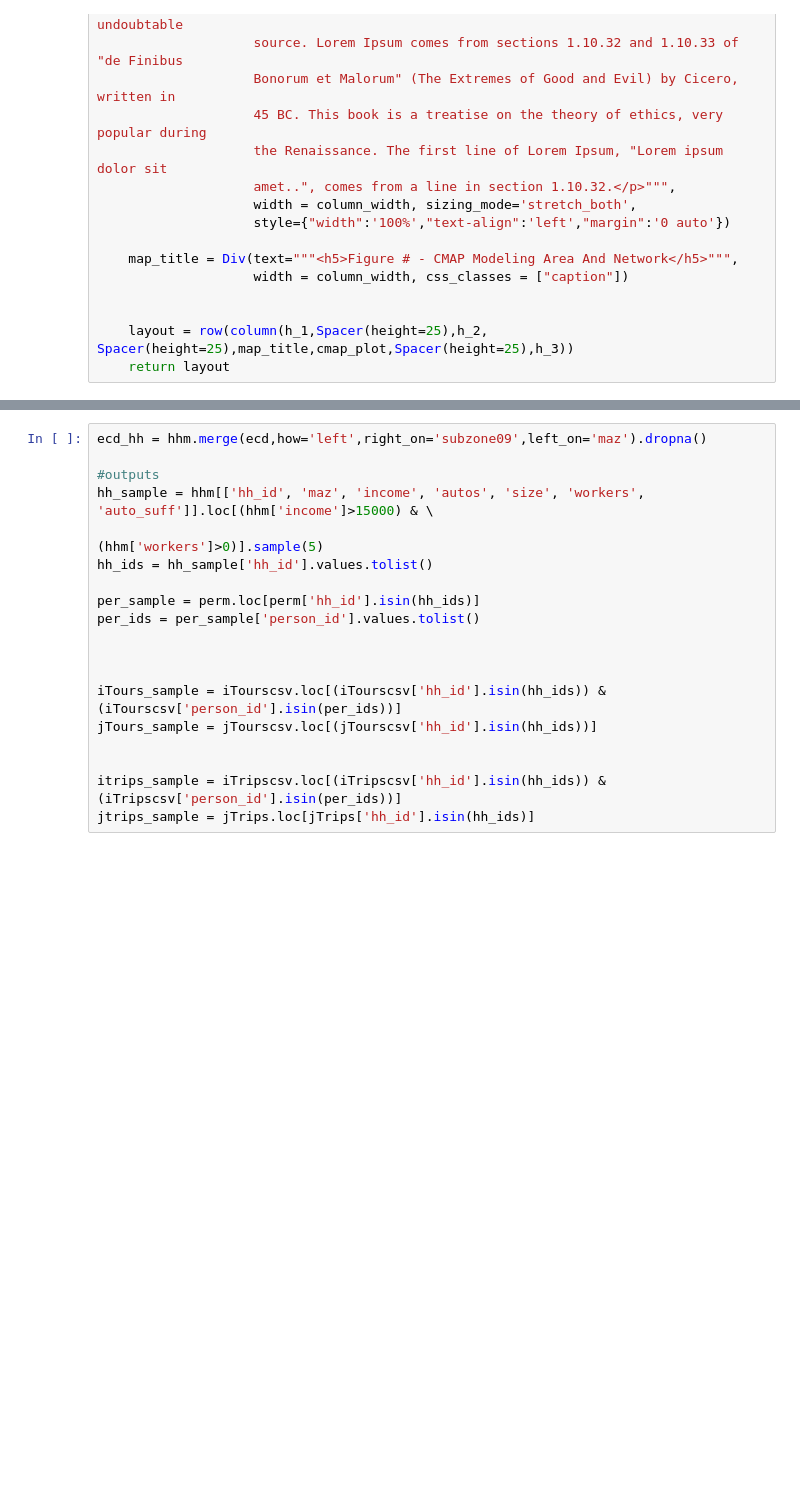
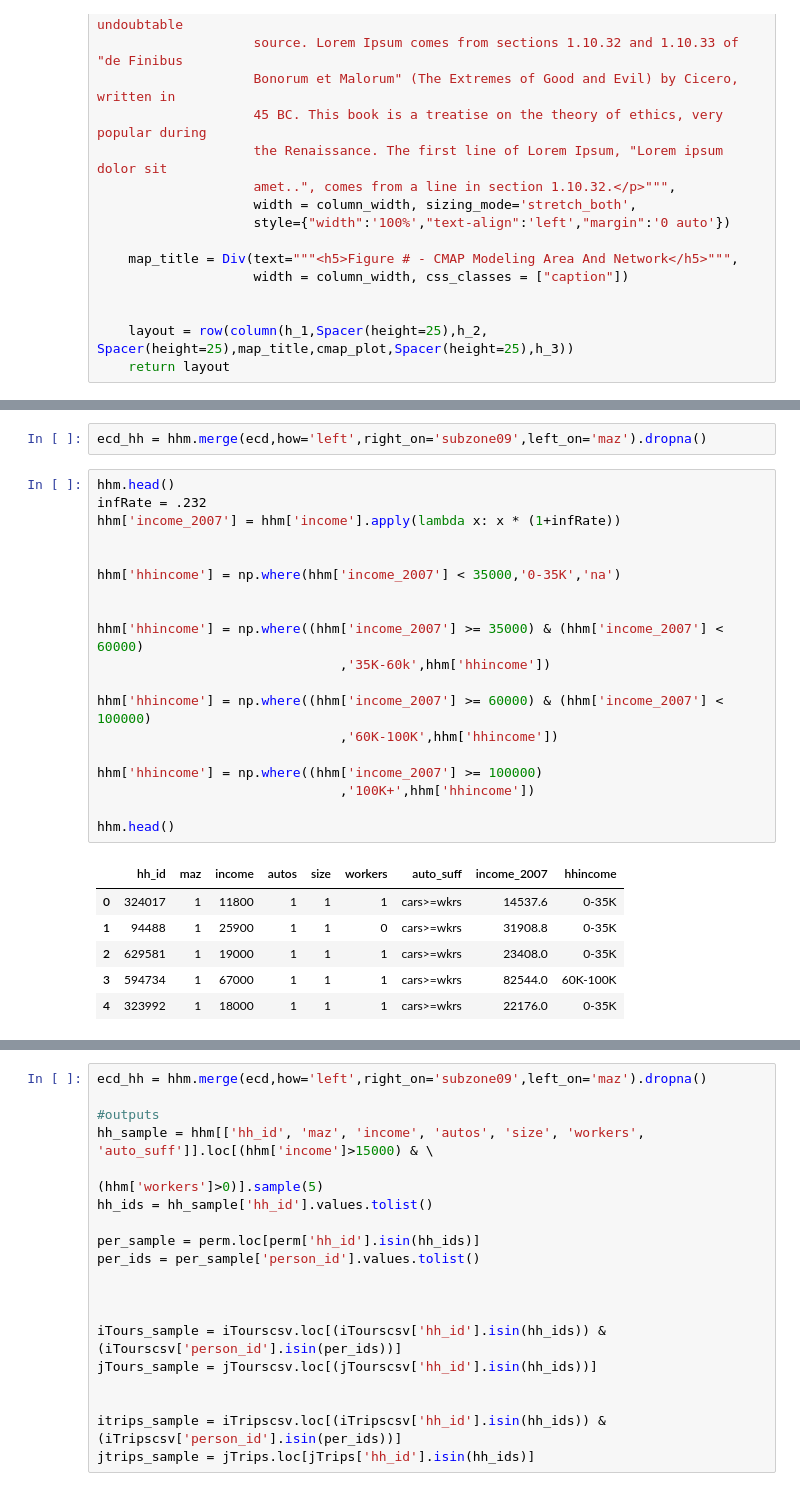
Before and after one commit to brittaneyross/abm_brown_bag, a Jupyter notebook: abm_brown_bag.ipynb, the cells around one changed output, grey strips where cells are left out. Cells and saved outputs as stored; diff of their text form; blank space fills up the shorter version.

```diff
--- a/abm_brown_bag.ipynb
+++ b/abm_brown_bag.ipynb
@@ -414,0 +524,28 @@ ecd = pd.read_csv(r'C:\Users\bross\Documents\GitHub\abm_brown_bag\data\ecd_subzo
+# %%
+ecd_hh = hhm.merge(ecd,how='left',right_on='subzone09',left_on='maz').dropna()
+# %%
+hhm.head()
+infRate = .232
+hhm['income_2007'] = hhm['income'].apply(lambda x: x * (1+infRate))
+
+
+hhm['hhincome'] = np.where(hhm['income_2007'] < 35000,'0-35K','na')
+
+
+hhm['hhincome'] = np.where((hhm['income_2007'] >= 35000) & (hhm['income_2007'] < 60000)
+                               ,'35K-60k',hhm['hhincome'])
+
+hhm['hhincome'] = np.where((hhm['income_2007'] >= 60000) & (hhm['income_2007'] < 100000)
+                               ,'60K-100K',hhm['hhincome'])
+
+hhm['hhincome'] = np.where((hhm['income_2007'] >= 100000)
+                               ,'100K+',hhm['hhincome'])
+
+hhm.head()
+# %% [output]
+|  | hh_id | maz | income | autos | size | workers | auto_suff | income_2007 | hhincome |
+| 0 | 324017 | 1 | 11800 | 1 | 1 | 1 | cars>=wkrs | 14537.6 | 0-35K |
+| 1 | 94488 | 1 | 25900 | 1 | 1 | 0 | cars>=wkrs | 31908.8 | 0-35K |
+| 2 | 629581 | 1 | 19000 | 1 | 1 | 1 | cars>=wkrs | 23408.0 | 0-35K |
+| 3 | 594734 | 1 | 67000 | 1 | 1 | 1 | cars>=wkrs | 82544.0 | 60K-100K |
+| 4 | 323992 | 1 | 18000 | 1 | 1 | 1 | cars>=wkrs | 22176.0 | 0-35K |
```
Also changed, not shown: parts of 15 cells of this notebook, 6 other files.
